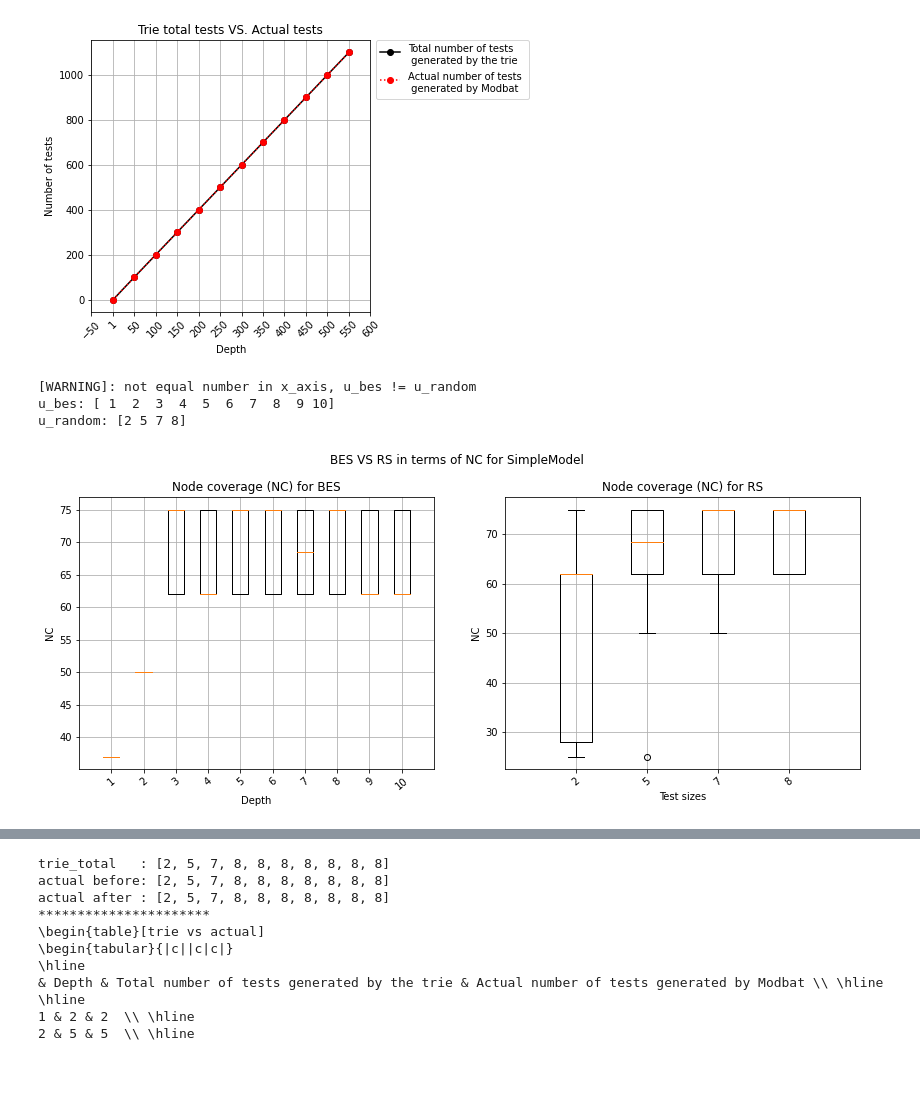
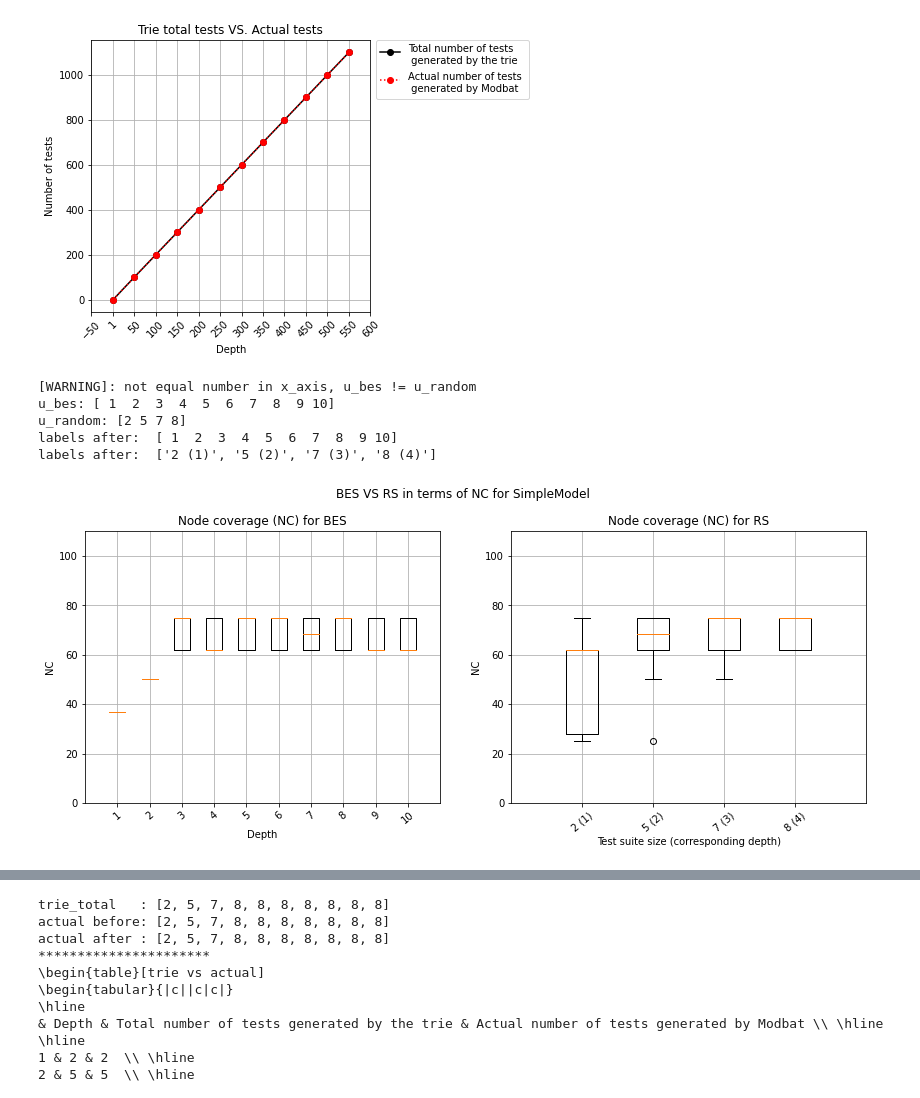
Before and after one commit to nour95/analysis, a Jupyter notebook: simple_cov/analysis/plot_SimpleModel_csv.ipynb, the cells around one changed output, grey strips where cells are left out. Saved outputs shown, nothing was run; the diff lists cells and outputs as text; code cells hidden in the pictures; blank space fills up the shorter version.

```diff
--- a/simple_cov/analysis/plot_SimpleModel_csv.ipynb
+++ b/simple_cov/analysis/plot_SimpleModel_csv.ipynb
@@ -14,6 +14,7 @@ bes_csv, random_csv, u_bes, u_random =  get_csv_unique(model_name, loopOpt)
 
 #nc
 data_map = {
+    'need_y_limit' : True,
     'need_positions' : False,
     'need_xtick' : True,
     'model_name': model_name,
@@ -23,13 +24,16 @@ data_map = {
     'rand_title': 'Node coverage (NC) for RS',
 
     'x_bes_label': 'Depths',
-    'x_rand_label': 'Test sizes',
+    'x_rand_label': 'Test suite size (corresponding depth)',
 
     'y_bes_label': 'NC',
     'y_rand_label': 'NC',
 
     'x_bes_lim': 13,
     'x_rand_lim' : 13,
+
+    'y_bes_lim': 110,
+    'y_rand_lim' : 110,
 
     'width_bes_ratio': 1,
     'width_rand_ratio': 1.5,
@@ -96,6 +108,8 @@ compare_bes_rand_given_y(bes_csv, random_csv, 'depth', 'requested_size', f'total
 # %%
 # total_test
 creteria = 'total_tests'
+data_map['need_y_limit'] = False
+
 data_map['bes_title'] = f'Total number of tests generated given the depth for BES'
 data_map['y_bes_label'] = 'Total test number'
 # 'width_ratio': 1
@@ -191,33 +209,37 @@ tick_list = [-50.   1.  50. 100. 150. 200. 250. 300. 350. 400. 450. 500. 550. 60
 # %%
 loopOpt = True
 
 bes_csv, random_csv, u_bes, u_random =  get_csv_unique(model_name, loopOpt)
 
 
 #nc
 data_map['loopOpt'] = bool_to_str(loopOpt)
+data_map['need_y_limit'] = True
+
 coverage = 'NC'
 
 data_map['bes_title'] = f'Node coverage ({coverage}) for BES'
 data_map['y_bes_label'] = coverage
 
 data_map['rand_title'] = f'Node coverage ({coverage}) for RS'
 data_map['y_rand_label'] = coverage
 
 data_map['x_bes_lim'] = 11
 data_map['x_rand_lim'] = 5
 
 data_map['width_bes_ratio'] = 1
 data_map['width_rand_ratio'] = 1
 
 
 
 compare_bes_rand_given_y(bes_csv, random_csv, 'depth', 'requested_size', 'nc', u_bes, u_random, data_map)
 # %% [output]
 [WARNING]: not equal number in x_axis, u_bes != u_random
 u_bes: [ 1  2  3  4  5  6  7  8  9 10]
 u_random: [2 5 7 8]
+labels after:  [ 1  2  3  4  5  6  7  8  9 10]
+labels after:  ['2 (1)', '5 (2)', '7 (3)', '8 (4)']
-[figure, old version]
+[figure, new version]
 # %%
 # ec
 coverage = 'EC'
```
Also changed, not shown: parts of 11 cells of this notebook, 44 other files.
